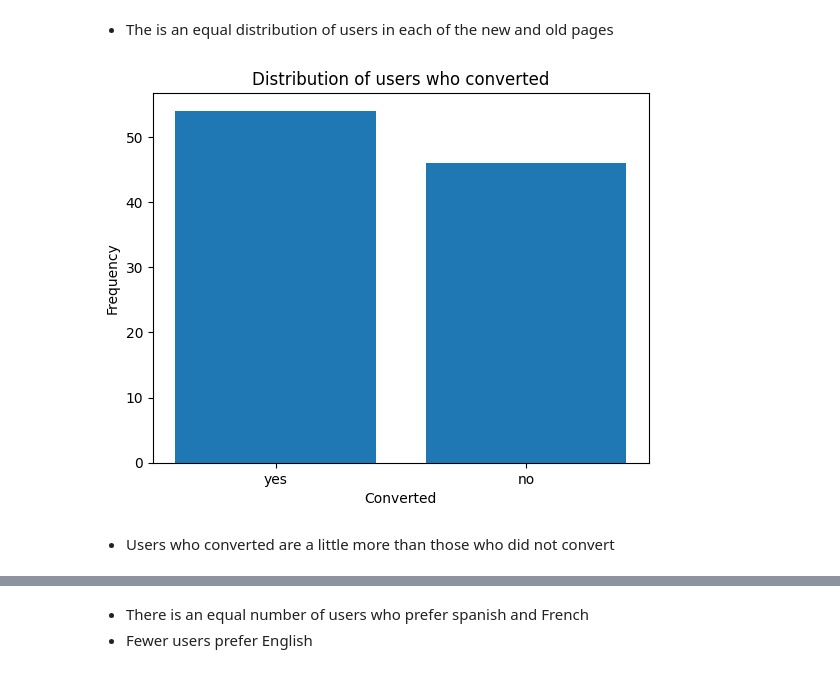
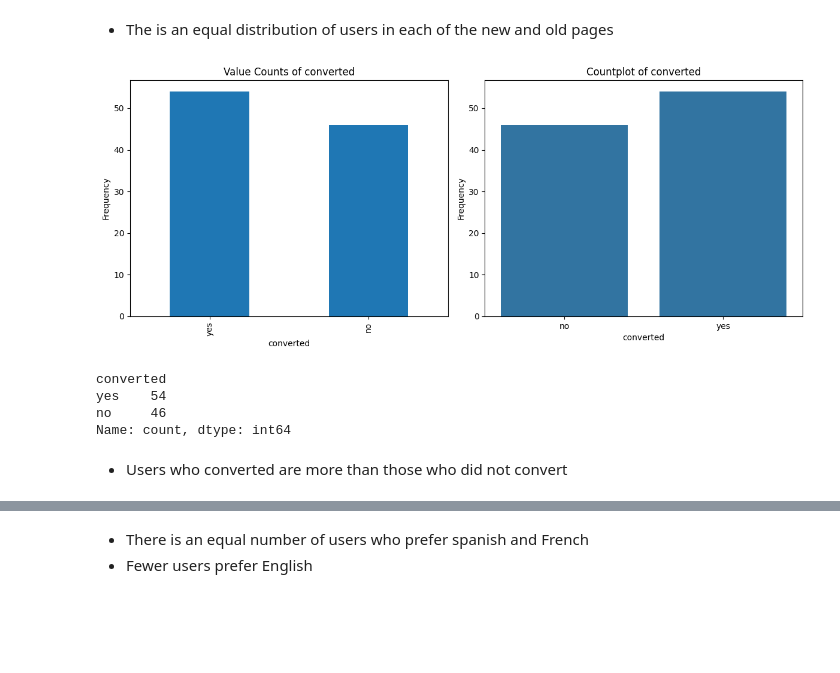
Before and after one commit to akatjizeu/Data-Science, a Jupyter notebook: deakin-bridging/business-stats/ENews_Express_Learner_Notebook_Full_Code.ipynb, the cells around one changed output, grey strips where cells are left out. Cells and saved outputs as stored; diff of their text form; code cells hidden in the pictures; blank space fills up the shorter version.

```diff
--- a/deakin-bridging/business-stats/ENews_Express_Learner_Notebook_Full_Code.ipynb
+++ b/deakin-bridging/business-stats/ENews_Express_Learner_Notebook_Full_Code.ipynb
@@ -226,12 +274,12 @@ plt.title('Distribution of users in each landing page');
 # %% [markdown]
 * The is an equal distribution of users in each of the new and old pages
-# %%
-#Analysis of distribution of the converted variable
-plt.bar(data['converted'].value_counts().index, data['converted'].value_counts())
-plt.xlabel('Converted')
-plt.ylabel('Frequency')
-plt.title('Distribution of users who converted');
-# %% [output]
-[figure, removed]
+# %%
+categorical_analysis(data, 'converted')
+# %% [output]
+[figure, added]
+converted
+yes    54
+no     46
+Name: count, dtype: int64
 # %% [markdown]
-* Users who converted are a little more than those who did not convert
+* Users who converted are more than those who did not convert
```
Also changed, not shown: parts of 26 cells of this notebook.
